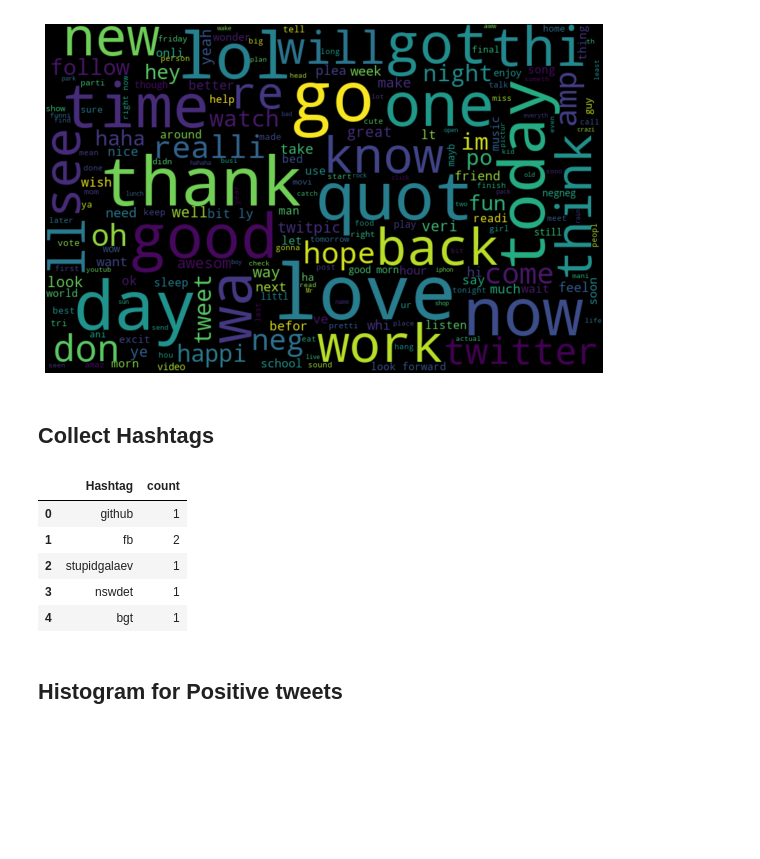
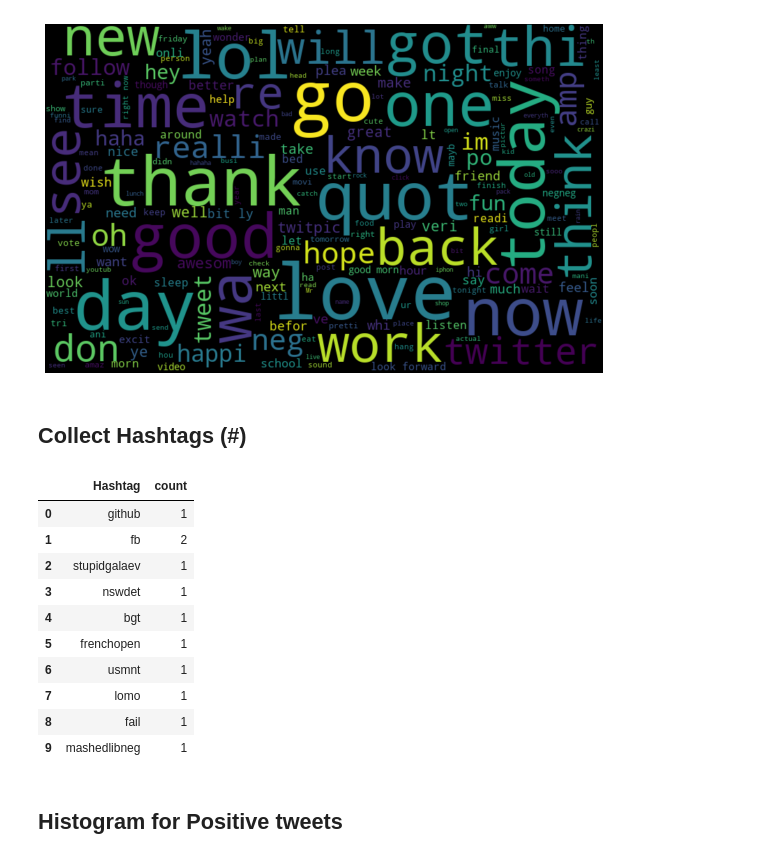
Before and after one commit to VictorCampelo/Deploy-Twitter-Sentiment-Analyzer, a Jupyter notebook: npl_sentiment_analysis.ipynb, the cells around one changed output. Drawn from its saved outputs; the diff is of its cells as text; code cells hidden in the pictures; blank space fills up the shorter version.

```diff
--- a/npl_sentiment_analysis.ipynb
+++ b/npl_sentiment_analysis.ipynb
@@ -198,35 +198,40 @@ plt.show()
 # %% [output]
 [figure]
 # %% [markdown]
-## Collect Hashtags #
+## Collect Hashtags (#)
 # %%
 # function to collect hashtags
 def hashtag_extract(x):
     hashtag = []
     # loop over the words
     for i in x:
         ht = re.findall(r"#(\w+)",i)
         hashtag.append(ht)
     return hashtag
 
 # extract hash from no racist/sexist tweets
 HT_regular = hashtag_extract(df['tweet'][df['label']==0])
 # positive
 HT_negative = hashtag_extract(df['tweet'][df['label']==1])
 HT_regular = sum(HT_regular,[])
 HT_negative = sum(HT_negative,[])
 
 a = nltk.FreqDist(HT_regular)
 d = pd.DataFrame({'Hashtag':list(a.keys()),
                  'count':list(a.values())})
-d.head()
+d.head(10)
 # %% [output]
 |  | Hashtag | count |
 | 0 | github | 1 |
 | 1 | fb | 2 |
 | 2 | stupidgalaev | 1 |
 | 3 | nswdet | 1 |
 | 4 | bgt | 1 |
+| 5 | frenchopen | 1 |
+| 6 | usmnt | 1 |
+| 7 | lomo | 1 |
+| 8 | fail | 1 |
+| 9 | mashedlibneg | 1 |
 # %% [markdown]
 ## Histogram for Positive tweets
 # %%
```
Also changed, not shown: parts of 5 cells of this notebook.
